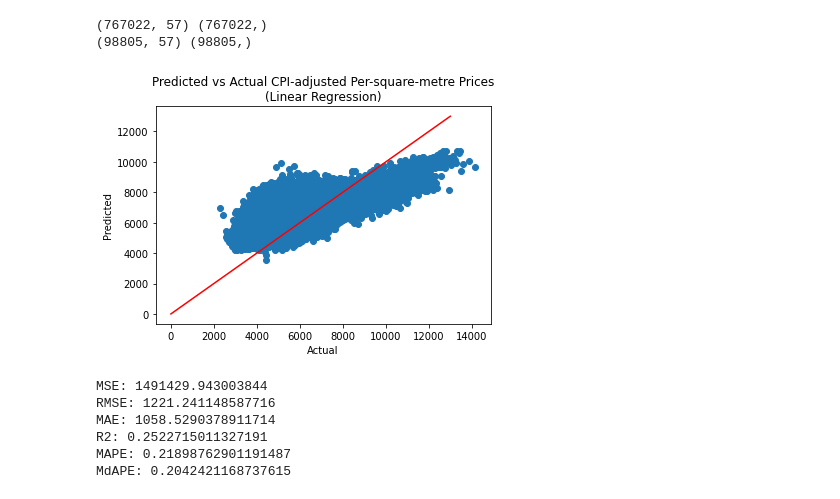
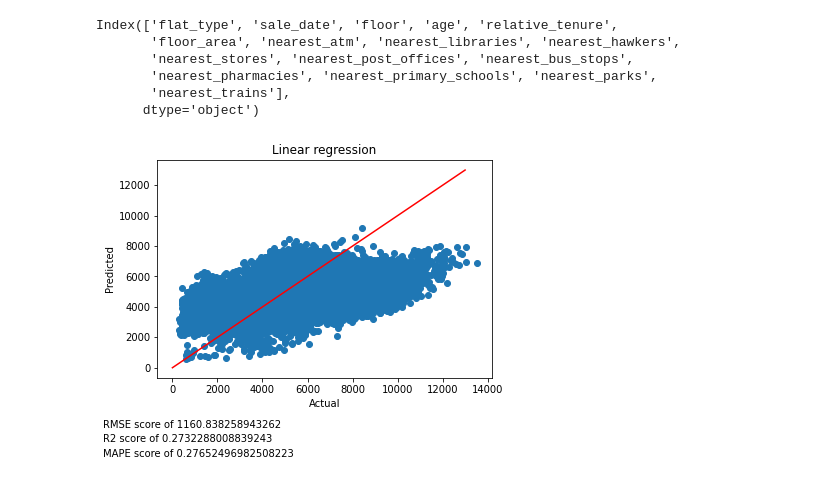
Before and after one commit to wilsonwid/cs3244-pg26, a Jupyter notebook: models/basic-models/Copy_of_CS3244_Wen_Jun.ipynb, the cells around one changed output. Drawn from its saved outputs; the diff is of its cells as text; code cells hidden in the pictures.

Commit message:
Used old baseline without change to train-test split

```diff
--- a/models/basic-models/Copy_of_CS3244_Wen_Jun.ipynb
+++ b/models/basic-models/Copy_of_CS3244_Wen_Jun.ipynb
@@ -12,3 +17,6 @@ import os
 # %%
 path = "/content/drive/MyDrive/cs3244-pg26/data_processed/resale_flat_prices"
-df = pd.read_csv(os.path.join(path, "engineered_data.csv"))
+df = pd.read_csv(os.path.join(path, "wenjun_data_cleaned.csv"))
+X = df.drop(["cpi_psm", "X", "latitude", "longitude"], axis = 1)
+y = df["cpi_psm"].values
+X_train, X_test, y_train, y_test = train_test_split(X, y, test_size=0.2, random_state = 0)
@@ -66,15 +22,0 @@ display(df.head(3))
-# %%
-lookback_years = 4
-latest_month = df.sale_month.max()
-test_months = list(range(latest_month - lookback_years * 12, latest_month + 1))
-train_months = list(range(1, latest_month - lookback_years * 12))
-
-df_train, df_test = deepcopy(df[df.sale_month.isin(train_months)]), deepcopy(df[df.sale_month.isin(test_months)])
-
-X_train, X_test, y_train, y_test = df_train.drop('cpi_psm', axis=1), df_test.drop('cpi_psm', axis=1), df_train.cpi_psm, df_test.cpi_psm
-
-print(X_train.shape, y_train.shape)
-print(X_test.shape, y_test.shape)
-# %% [output]
-(767022, 57) (767022,)
-(98805, 57) (98805,)
@@ -89,32 +23,29 @@ def produce_metrics(y_test, y_pred):
+# %%
+X.columns
+# %% [output]
+Index(['flat_type', 'sale_date', 'floor', 'age', 'relative_tenure',
+       'floor_area', 'nearest_atm', 'nearest_libraries', 'nearest_hawkers',
+       'nearest_stores', 'nearest_post_offices', 'nearest_bus_stops',
+       'nearest_pharmacies', 'nearest_primary_schools', 'nearest_parks',
+       'nearest_trains'],
+      dtype='object')
 # %%
 #Linear regression
 model = LinearRegression()
 model.fit(X_train, y_train)
 
 #Linear regression score based on prediction
 y_pred = model.predict(X_test)
 model.score(X_test, y_test)
 plt.scatter(y_test,y_pred)
-plt.title("Predicted vs Actual CPI-adjusted Per-square-metre Prices\n(Linear Regression)")
+plt.title("Linear regression")
 plt.xlabel("Actual")
 plt.ylabel("Predicted")
 plt.plot(np.linspace(0,13000,100),np.linspace(0,13000,100), "-r")
+plt.figtext(0,-0.05,"RMSE score of " + str(mean_squared_error(y_test, y_pred, squared = False)))
+plt.figtext(0,-0.1,"R2 score of " + str(r2_score(y_test, y_pred)))
+plt.figtext(0,-0.15,"MAPE score of " + str(mean_absolute_percentage_error(y_test, y_pred)))
 plt.show()
 # %% [output]
-[figure, old version]
+[figure, new version]
-# %%
-mse, rmse, mae, rtwo, mape, mdape = produce_metrics(y_test, y_pred)
-print(f"MSE: {mse}")
-print(f"RMSE: {rmse}")
-print(f"MAE: {mae}")
-print(f"R2: {rtwo}")
-print(f"MAPE: {mape}")
-print(f"MdAPE: {mdape}")
-# %% [output]
-MSE: 1491429.943003844
-RMSE: 1221.241148587716
-MAE: 1058.5290378911714
-R2: 0.2522715011327191
-MAPE: 0.21898762901191487
-MdAPE: 0.2042421168737615
 # %%
```
Also changed, not shown: parts of 11 cells of this notebook, 2 other files.
